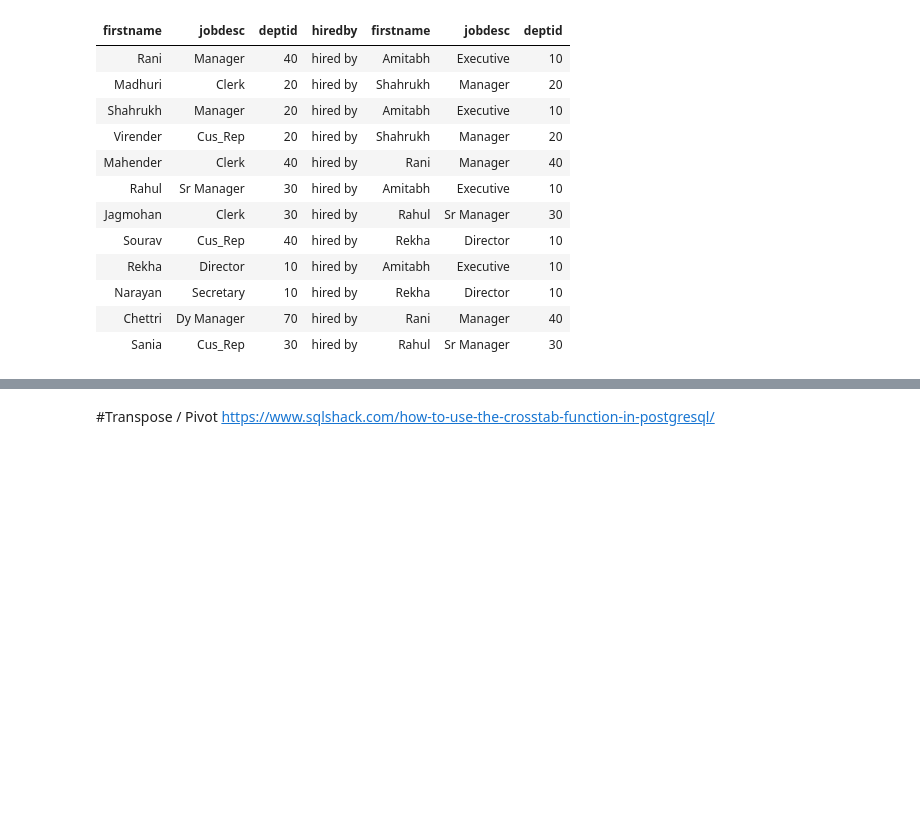
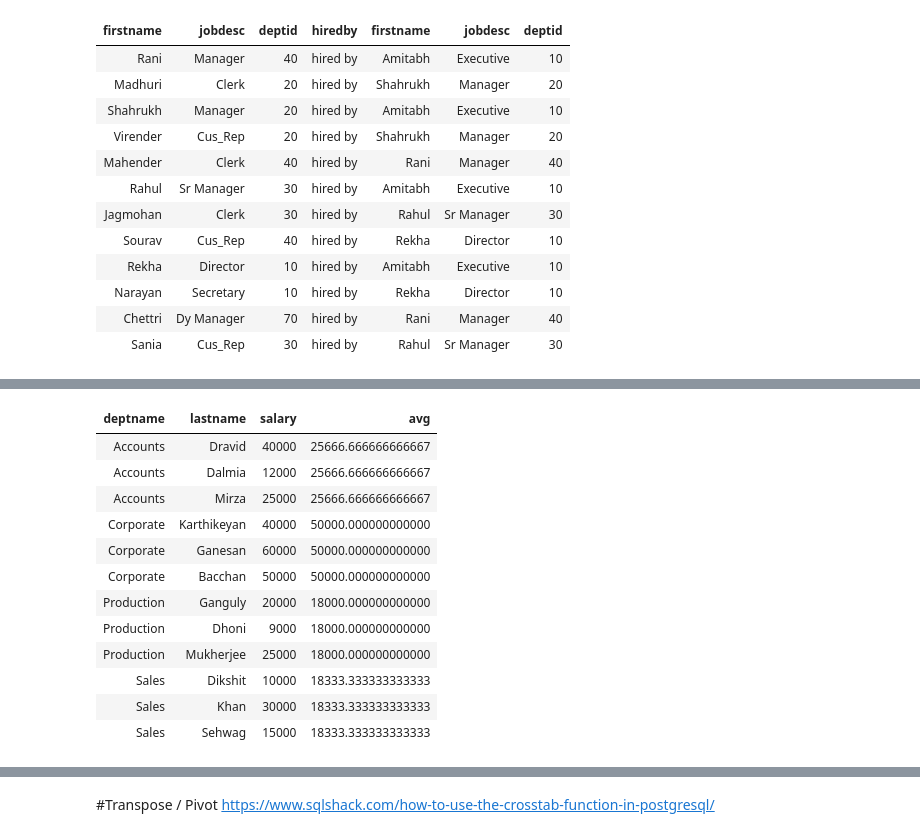
Before and after one commit to Praxis-QR/RDWH, a Jupyter notebook: PostgreSQL_02_Basic_SQL.ipynb, the cells around one changed output, grey strips where cells are left out. Saved outputs shown, nothing was run; the diff lists cells and outputs as text; code cells hidden in the pictures; blank space fills up the shorter version.

```diff
--- a/PostgreSQL_02_Basic_SQL.ipynb
+++ b/PostgreSQL_02_Basic_SQL.ipynb
@@ -740,0 +776,17 @@ Last tested   2023-12-30 14:30:29.330379+05:30
+# %%
+sql = "select deptname, lastname, salary, avg(salary) over (partition by deptname) from empl  inner join dept using(deptid)"
+runSelect(sql)
+# %% [output]
+| deptname | lastname | salary | avg |
+| Accounts | Dravid | 40000 | 25666.666666666667 |
+| Accounts | Dalmia | 12000 | 25666.666666666667 |
+| Accounts | Mirza | 25000 | 25666.666666666667 |
+| Corporate | Karthikeyan | 40000 | 50000.000000000000 |
+| Corporate | Ganesan | 60000 | 50000.000000000000 |
+| Corporate | Bacchan | 50000 | 50000.000000000000 |
+| Production | Ganguly | 20000 | 18000.000000000000 |
+| Production | Dhoni | 9000 | 18000.000000000000 |
+| Production | Mukherjee | 25000 | 18000.000000000000 |
+| Sales | Dikshit | 10000 | 18333.333333333333 |
+| Sales | Khan | 30000 | 18333.333333333333 |
+| Sales | Sehwag | 15000 | 18333.333333333333 |
```
Also changed, not shown: parts of 12 cells of this notebook.
